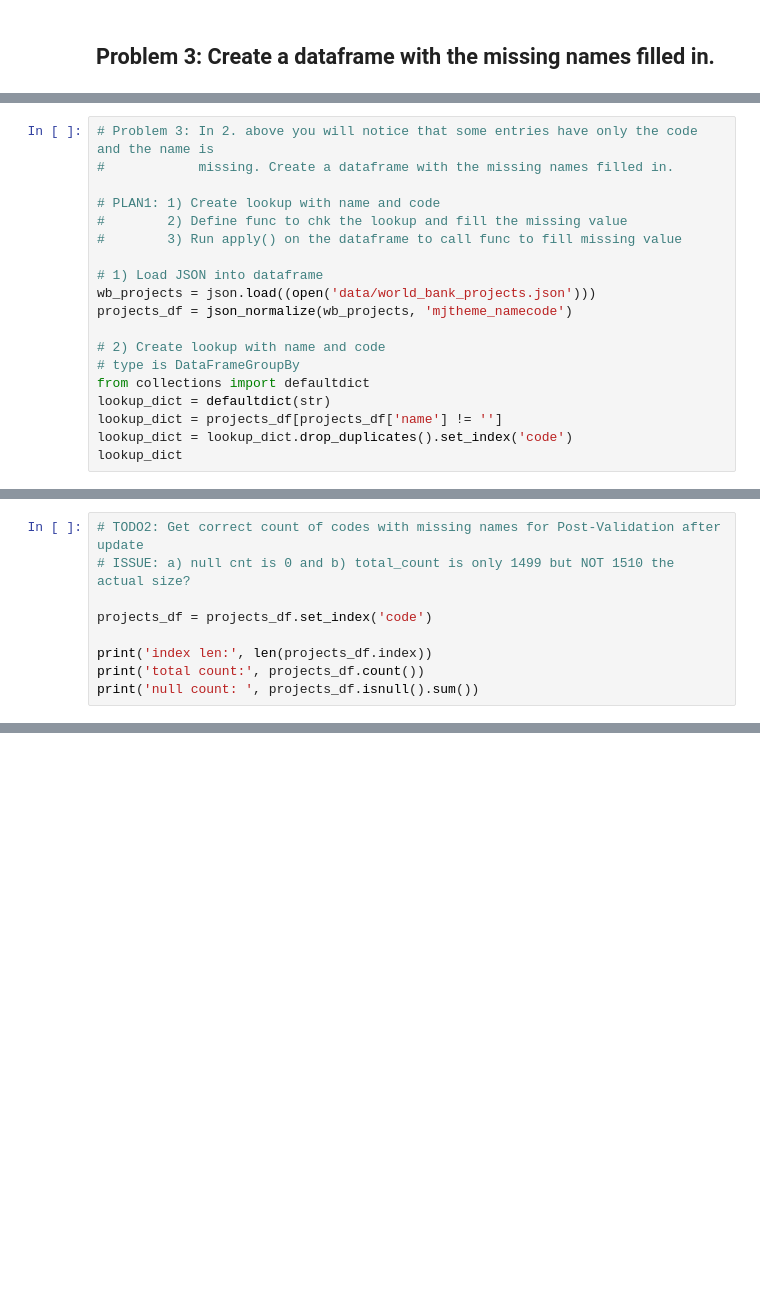
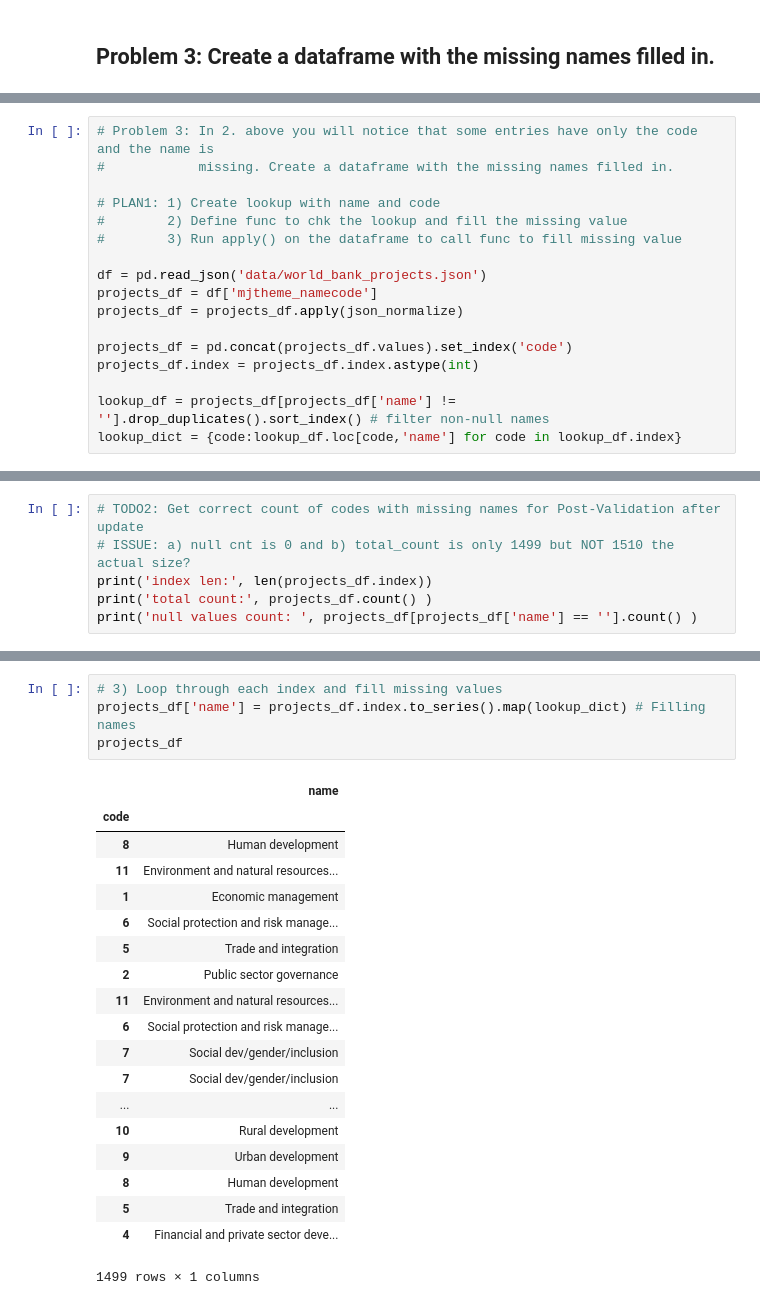
Before and after one commit to mikeli888/Springboard, a Jupyter notebook: JSON Based Data Exercise_MLi_June2018.ipynb, the cells around one changed output, grey strips where cells are left out. Cells and saved outputs as stored; diff of their text form; blank space fills up the shorter version.

```diff
--- a/JSON Based Data Exercise_MLi_June2018.ipynb
+++ b/JSON Based Data Exercise_MLi_June2018.ipynb
@@ -191,14 +215,12 @@ dtype: int64
 #        2) Define func to chk the lookup and fill the missing value
 #        3) Run apply() on the dataframe to call func to fill missing value
 
-# 1) Load JSON into dataframe
-wb_projects = json.load((open('data/world_bank_projects.json')))
-projects_df = json_normalize(wb_projects, 'mjtheme_namecode')
+df = pd.read_json('data/world_bank_projects.json')
+projects_df = df['mjtheme_namecode']
+projects_df = projects_df.apply(json_normalize)
 
-# 2) Create lookup with name and code
-# type is DataFrameGroupBy
-from collections import defaultdict
-lookup_dict = defaultdict(str)
-lookup_dict = projects_df[projects_df['name'] != '']
-lookup_dict = lookup_dict.drop_duplicates().set_index('code')
-lookup_dict
+projects_df = pd.concat(projects_df.values).set_index('code')
+projects_df.index = projects_df.index.astype(int)
+
+lookup_df = projects_df[projects_df['name'] != ''].drop_duplicates().sort_index() # filter non-null names
+lookup_dict = {code:lookup_df.loc[code,'name'] for code in lookup_df.index}
@@ -219,11 +229,8 @@ lookup_dict
 # %%
 # TODO2: Get correct count of codes with missing names for Post-Validation after update
 # ISSUE: a) null cnt is 0 and b) total_count is only 1499 but NOT 1510 the actual size?
-
-projects_df = projects_df.set_index('code')
-
 print('index len:', len(projects_df.index))
-print('total count:', projects_df.count())
-print('null count: ', projects_df.isnull().sum())
+print('total count:', projects_df.count() )
+print('null values count: ', projects_df[projects_df['name'] == ''].count() )
 # %% [output]
 index len: 1499
@@ -254,0 +243,24 @@ IndentationError: expected an indented block (<ipython-input-38-5cc60a70753b>, l
+# %%
+# 3) Loop through each index and fill missing values
+projects_df['name'] = projects_df.index.to_series().map(lookup_dict) # Filling names
+projects_df
+# %% [output]
+|  | name |
+| code |  |
+| 8 | Human development |
+| 11 | Environment and natural resources... |
+| 1 | Economic management |
+| 6 | Social protection and risk manage... |
+| 5 | Trade and integration |
+| 2 | Public sector governance |
+| 11 | Environment and natural resources... |
+| 6 | Social protection and risk manage... |
+| 7 | Social dev/gender/inclusion |
+| 7 | Social dev/gender/inclusion |
+| ... | ... |
+| 10 | Rural development |
+| 9 | Urban development |
+| 8 | Human development |
+| 5 | Trade and integration |
+| 4 | Financial and private sector deve... |
+1499 rows × 1 columns
```
Also changed, not shown: parts of 13 cells of this notebook.
